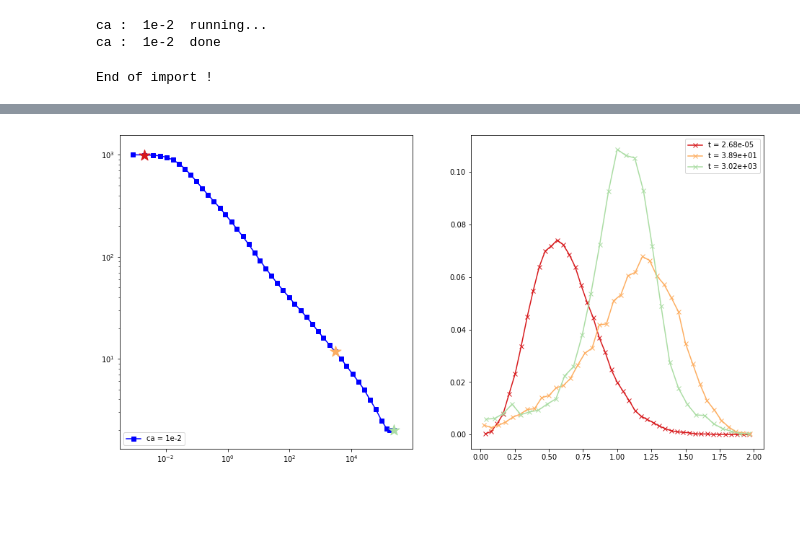
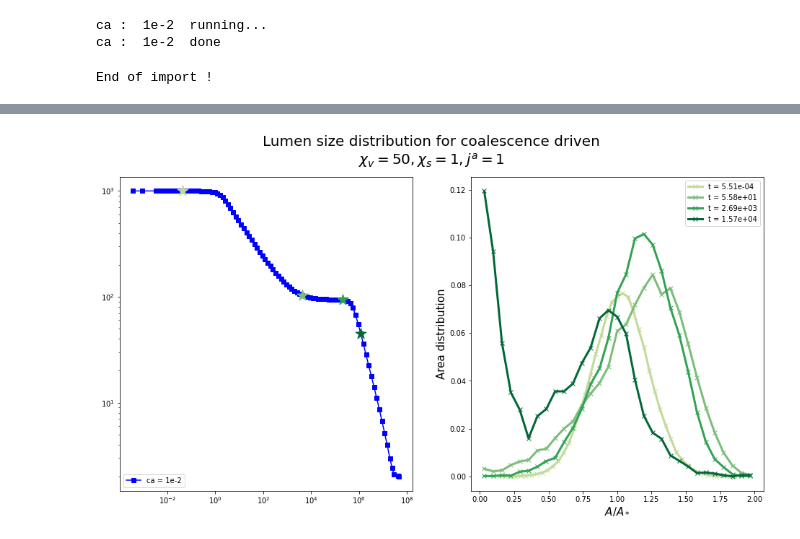
Before and after one commit to VirtualEmbryo/hydroosmotic_chain, a Jupyter notebook: _notebook/osmotic - pumping.ipynb, the cells around one changed output, grey strips where cells are left out. Drawn from its saved outputs; the diff is of its cells as text; code cells hidden in the pictures; blank space fills up the shorter version.

```diff
--- a/_notebook/osmotic - pumping.ipynb
+++ b/_notebook/osmotic - pumping.ipynb
@@ -535,10 +555,11 @@ def calc_distrib(time, folder, area = False) :
     for elem in os.listdir(folder) :
         if elem.startswith('run') :
             #print(elem, ' imported', end='\r')
-            tdat = np.loadtxt(os.path.join(folder, elem, 'distrib_length.dat'), usecols=0)
-            step = np.argmin(np.abs(tdat-time))
-            Ldat = np.genfromtxt(os.path.join(folder, elem, 'distrib_length.dat'), skip_header=step, skip_footer=len(tdat)-step-1)
-            dat[int(elem[-4:])] = [step, Ldat]
+            if int(elem[-4:]) >= 100 and int(elem[-4:]) <= 199 :
+                tdat = np.loadtxt(os.path.join(folder, elem, 'distrib_length.dat'), usecols=0)
+                step = np.argmin(np.abs(tdat-time))
+                Ldat = np.genfromtxt(os.path.join(folder, elem, 'distrib_length.dat'), skip_header=step, skip_footer=len(tdat)-step-1)
+                dat[int(elem[-4:])] = [step, Ldat]
 
     new_L = np.concatenate([dat[k][1][1:] for k in dat.keys()])
     bins = np.max([10, 10+int(np.log10(len(new_L)))*7])
@@ -553,14 +574,15 @@ def calc_distrib(time, folder, area = False) :
     return distrib
 # %%
 NT_p = {}
-chis, chiv = 50, 50
+chis, chiv = 1, 50
 #chis, chiv = 5, 500
 #for ca in ['1e-2', '1e-1', '1e0', '1e1'] :
-for ca in ['1e-2'] :
+calist = ['1e-2']
+for ca in calist :
     print('ca : ', ca, ' running...', end='\n')
     NT_p[ca] = {}
     if ca != 10 :
-        for n in range(20) :
+        for n in range(0, 200) :
             filename = os.path.join(main_dir, 'N1000', 'chiv'+str(chiv)+'_chis'+str(chis), 'ca'+ca, 'run'+str(n).zfill(4), 'sim_nlum.dat')
             #filename = os.path.join('/Users/mathieuleverge/git/chain_lumen/_data/osmotic/N1000/ell10', 'chiv'+str(chiv)+'_chis'+str(chis), 'run'+str(n).zfill(4), 'sim_nlum.dat')
             NT_p[ca][n] = np.loadtxt(filename)
@@ -575,14 +597,14 @@ ca :  1e-2  done
 # %%
 wmin_dict = {'1e-2' : -5, '1e-1' : -5, '1e0' : -5, '1e1' : -5}
 wmax_dict = {'1e-2' : 6, '1e-1' : 5, '1e0' : 4, '1e1' : 3}
-npts = 60
+npts = 100
 
 #steps = [10, 20, 27, 30]
-steps = [1, 33, 44]
-col_steps = {steps[0] : '#d7191c',
-             steps[1] : '#fdae61',
-             steps[2] : '#abdda4',
-             #steps[3] : '#2b83ba',
+steps = [10, 55, 70, 77]
+col_steps = {steps[0] : '#C2DA99',
+             steps[1] : '#7BBE79',
+             steps[2] : '#31A353',
+             steps[3] : '#026838',
              #steps[4] : '#F27FBE',
             }
 
@@ -591,35 +613,36 @@ fig, ax = plt.subplots(1, 2, figsize=(16, 8))
 ax[0].set_xscale('log')
 ax[0].set_yscale('log')
 
-ca = '1e-2'
-chiv, chis = 50, 1
-folder = os.path.join(main_dir, 'N1000', 'chiv'+str(50)+'_chis'+str(chis), 'ca'+ca)
+
+folder = os.path.join(main_dir, 'N1000', 'chiv'+str(chiv)+'_chis'+str(chis), 'ca'+ca)
 show_sim = False
 
+area = True
+
 #for ca in ['1e-2', '1e-1', '1e0', '1e1'] :
-for ca in [ca] :
+for ca in calist :
     wmin, wmax = wmin_dict[ca], wmax_dict[ca]
     T = (2*tauv*L0**2)/((xiv**2)*mu*eps)
     #T=1
-    index_array = gen_index_array(NT_p[ca][0], npts)
+    index_array = gen_index_array(NT_p[ca][100], npts)
     res_avg, res_std = an.batch(data_dict=NT_p[ca], wmin=wmin, wmax=wmax, nwindow=npts)
-    #print(res_avg)
+    #print(res_avg)w
     ax[0].plot(res_avg[:, 0]/T, res_avg[:, 1], marker='s', color = ca_dict[float(ca)][1], label = 'ca = '+str(ca))
-    if ca == '1e-2' :
-        for s in steps :
-            ax[0].scatter(res_avg[s, 0]/T, res_avg[s, 1], color=col_steps[s], zorder=10, marker='*', s=250)
-            if os.path.isfile('Nt_avg_chiv'+str(chiv)+'_chis'+str(chis)+'_ca'+ca+'_step'+str(s)+'.txt') :
-                distrib = np.loadtxt('Nt_avg_chiv'+str(chiv)+'_chis'+str(chis)+'_ca'+ca+'_step'+str(s)+'.txt')
-            else :
-                #print('Calculating distribution at step ', s, end='\r')
-                distrib = calc_distrib(time = res_avg[s, 0], folder=folder, area=True)
-                np.savetxt('Nt_avg_chiv'+str(chiv)+'_chis'+str(chis)+'_ca'+ca+'_step'+str(s)+'.txt', distrib)
-            ax[1].plot(distrib[0]/np.average(distrib[0]), distrib[1], label='t = ' +"{:2.2e}".format(res_avg[s, 0]), marker='x', color=col_steps[s])
-            #ax[1].(distrib[0]/np.average(distrib[0]), distrib[1], label='t = ' +"{:2.2e}".format(res_avg[s, 0]), marker='x', color=col_steps[s])
 
-            if show_sim :
-                for k in NT_p[ca].keys() :
-                    ax[0].plot(NT_p[ca][k][:, 0]/T, NT_p[ca][k][:, 1], color=ca_dict[float(ca)][1], alpha=0.1)
+    for s in steps :
+        ax[0].scatter(res_avg[s, 0]/T, res_avg[s, 1], color=col_steps[s], zorder=10, marker='*', s=250)
+        if os.path.isfile('Nt_avg_chiv'+str(chiv)+'_chis'+str(chis)+'_ca'+ca+'_step'+str(s)+'.txt') :
+            distrib = np.loadtxt('Nt_avg_chiv'+str(chiv)+'_chis'+str(chis)+'_ca'+ca+'_step'+str(s)+'.txt')
+        else :
+            #print('Calculating distribution at step ', s, end='\r')
+            distrib = calc_distrib(time = res_avg[s, 0], folder=folder, area=area)
+            np.savetxt('Nt_avg_chiv'+str(chiv)+'_chis'+str(chis)+'_ca'+ca+'_step'+str(s)+'.txt', distrib)
+        ax[1].plot(distrib[0]/np.average(distrib[0]), distrib[1], label='t = ' +"{:2.2e}".format(res_avg[s, 0]), marker='x', color=col_steps[s], linewidth=3)
+        #ax[1].(distrib[0]/np.average(distrib[0]), distrib[1], label='t = ' +"{:2.2e}".format(res_avg[s, 0]), marker='x', color=col_steps[s])
+
+        if show_sim :
+            for k in NT_p[ca].keys() :
+                ax[w0].plot(NT_p[ca][k][:, 0]/T, NT_p[ca][k][:, 1], color=ca_dict[float(ca)][1], alpha=0.1)
 
     np.savetxt('Nt_avg_chiv'+str(chiv)+'_chis'+str(chis)+'_ca'+ca+'.txt', res_avg)
 
@@ -627,6 +650,15 @@ for ca in [ca] :
 ax[1].legend()
 ax[0].legend(loc=3)
 
-#plt.savefig('/Users/mathieuleverge/Documents/cavidoc/hydroosmotic/pumping_distributions.eps', format='eps')
+if area :
+    ax[1].set_ylabel('Area distribution', fontsize=15)
+    ax[1].set_xlabel(r'$A / A_*$', fontsize=15)
+else :
+    ax[1].set_ylabel('Length distribution', fontsize=15)
+    ax[1].set_xlabel(r'$L / L_*$', fontsize=15)
+
+plt.savefig('/Users/mathieuleverge/Documents/cavidoc/hydroosmotic/pumping_distributions.eps', format='eps')
+plt.suptitle('Lumen size distribution for coalescence driven\n'+r'$\chi_v = 50, \chi_s=1, j^a=1$', fontsize=20)
+plt.show()
 # %% [output]
 End of import !
@@ -634,4 +669,4 @@ End of import !
-[figure, old version]
+[figure, new version]
 # %%
 from matplotlib.gridspec import GridSpec
 
```
Also changed, not shown: parts of 11 cells of this notebook, 3 other files.
